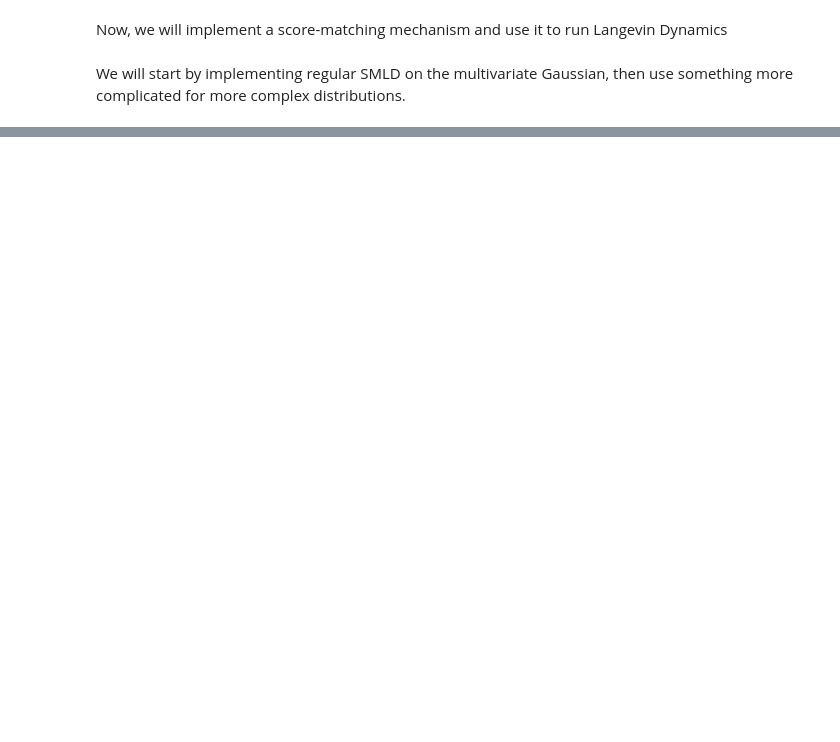
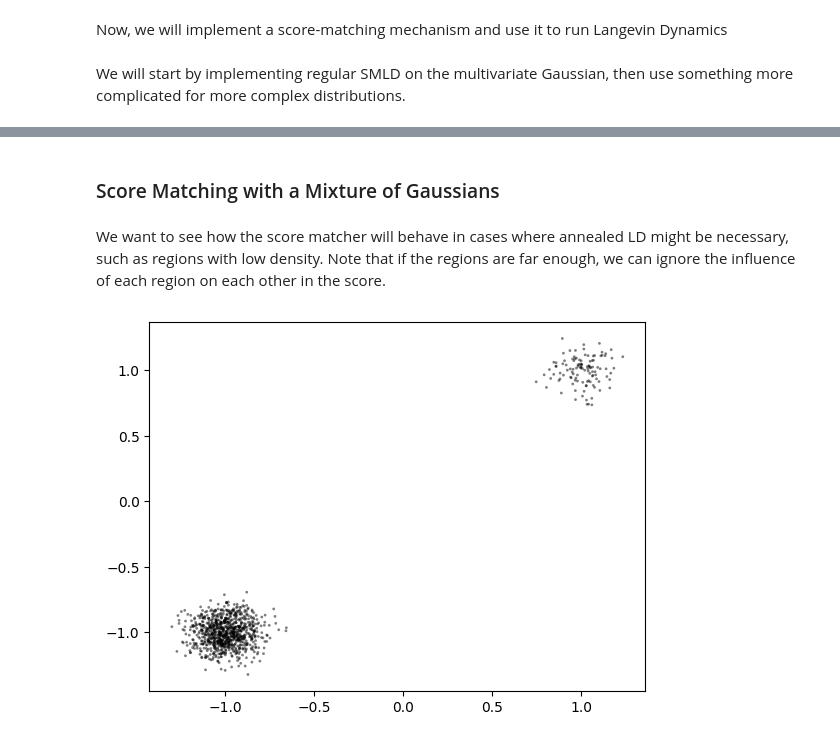
Before and after one commit to ben-eliav/Diffusion-Models-Project, a Jupyter notebook: code/score_matching.ipynb, the cells around one changed output, grey strips where cells are left out. Cells and saved outputs as stored; diff of their text form; code cells hidden in the pictures; blank space fills up the shorter version.

```diff
--- a/code/score_matching.ipynb
+++ b/code/score_matching.ipynb
@@ -191,0 +219,22 @@ criterion
+# %% [markdown]
+### Score Matching with a Mixture of Gaussians
+# %% [markdown]
+We want to see how the score matcher will behave in cases where annealed LD might be necessary, such as regions with low density. Note that if the regions are far enough, we can ignore the influence of each region on each other in the score.
+# %%
+probabilities = torch.rand(1000) < 0.1
+distribution1 = MultivariateNormal(torch.tensor([1.0,1.0]), 0.01 * torch.eye(2))
+distribution2 = MultivariateNormal(torch.tensor([-1.0,-1.0]), 0.01 * torch.eye(2))
+
+# where the probability is true, sample from the first distribution, otherwise sample from the second
+score_x = lambda x, dist: torch.autograd.grad(dist.log_prob(x).sum(), x)[0]
+X = torch.randn(1000, 2, requires_grad=True)
+mu_1 = torch.tensor([1., 1.])
+mu_2 = torch.tensor([-1., -1.])
+sigma = 0.1
+
+train_X = torch.stack([X[i] * sigma + mu_1 if probabilities[i] else X[i] * sigma + mu_2 for i in range(len(X))])
+train_Y = torch.stack([score_x(train_X[i], distribution1) if probabilities[i] else score_x(train_X[i], distribution2) for i in range(len(train_X))])
+# %%
+visualize_samples2(train_X)
+# %% [output]
+[figure, added]
```
Also changed, not shown: parts of 36 cells of this notebook, 1 other file.
